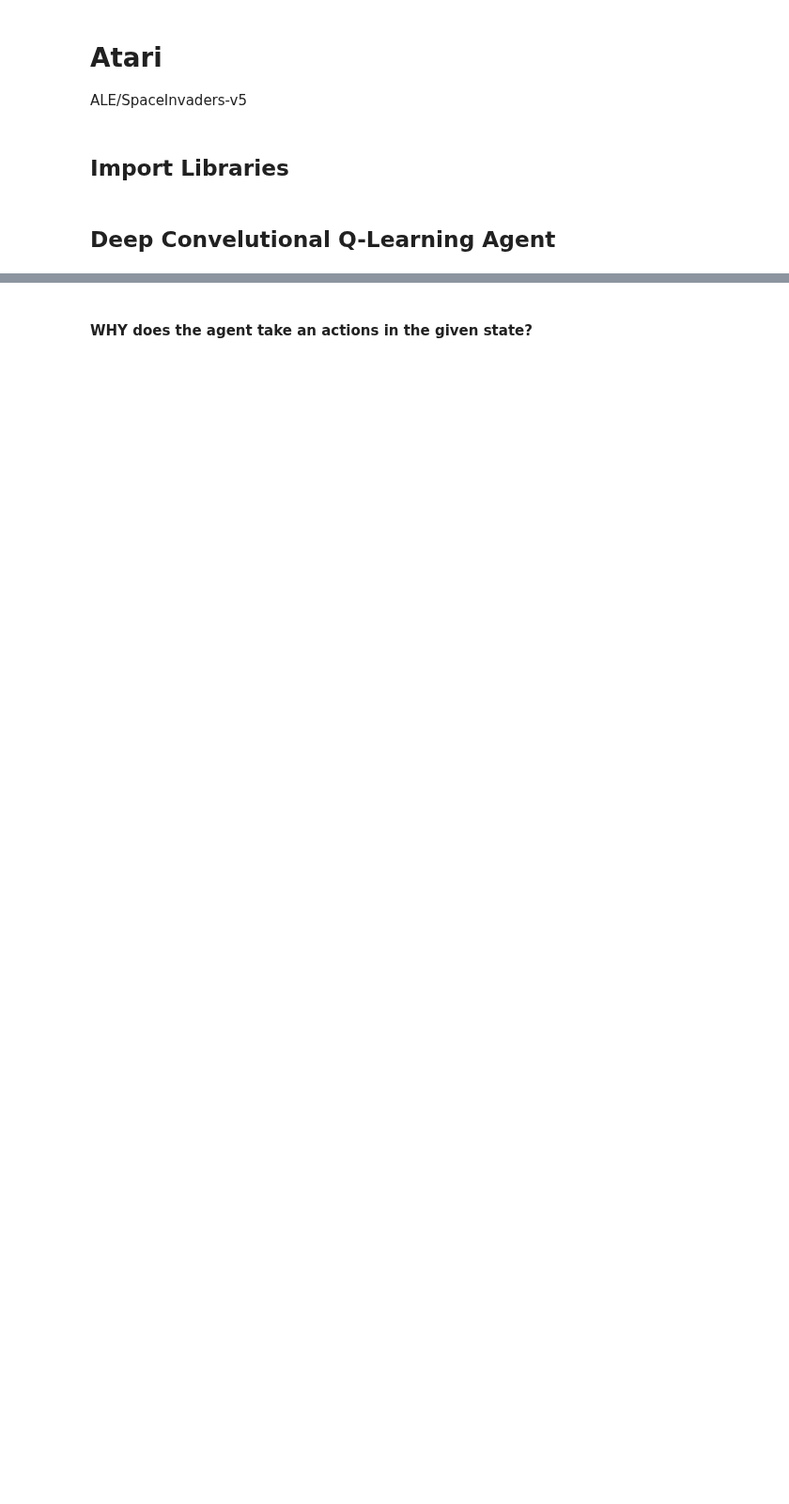
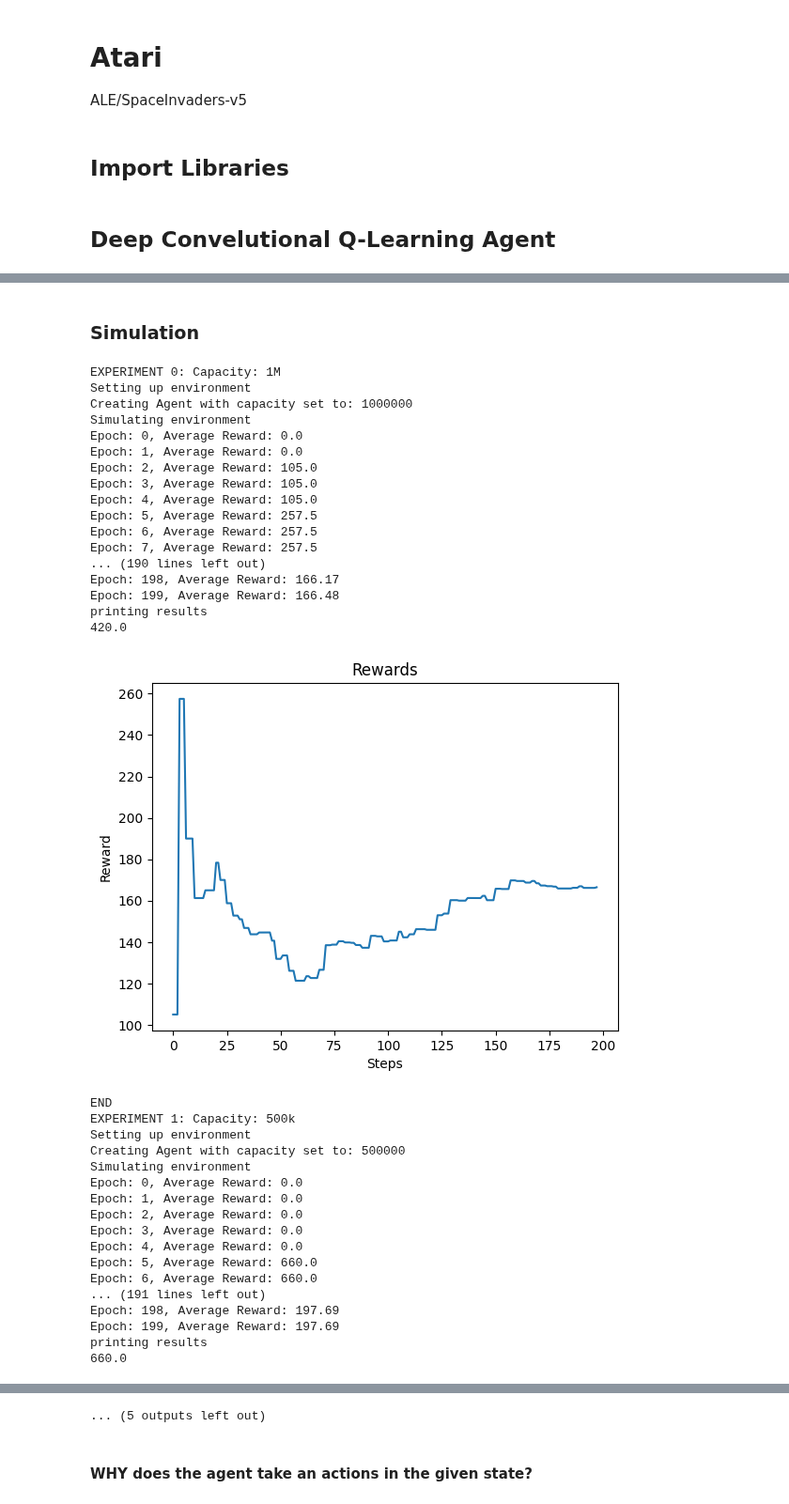
Before and after one commit to rob-sullivan/tu060, a Jupyter notebook: sim-notebooks/robert_s_sullivan_msc_dissertation_atari_space_invaders_shap_line.ipynb, the cells around one changed output, grey strips where cells are left out. Shown at 94% size. Drawn from its saved outputs; the diff is of its cells as text; code cells hidden in the pictures; blank space fills up the shorter version.

```diff
--- a/sim-notebooks/robert_s_sullivan_msc_dissertation_atari_space_invaders_shap_line.ipynb
+++ b/sim-notebooks/robert_s_sullivan_msc_dissertation_atari_space_invaders_shap_line.ipynb
@@ -299,14 +299,20 @@ labels = ['1M', '500k', '100k', '50k', '10k', '5k', '1k', '500']
 
 #create table for evaluating capacity against reward
 df_rewards = pd.DataFrame(columns=['capacity', 'episodes', 'reward'])
+# %% [markdown]
+### Simulation
 # %%
 for i, cap in enumerate(capacity):
+    print("EXPERIMENT " + str(i) + ": Capacity: " + str(labels[i]))
     #### Setup Preprocessed Environment
-    env = gym.make('ALE/SpaceInvaders-v5')
+    print("Setting up environment")
+    #env = gym.make('ALE/SpaceInvaders-v5')
     #We first preprocess the image by applying a greyscale and reducing the size to 80px.
     env = ImagePreprocessor(gym.make('ALE/SpaceInvaders-v5'), width=80, height=80, grayscale=True) #width=210, height=160 # , render_mode='human'
     observation, info = env.reset(seed=42)
+
     ##### Create DCQL Agent
+    print("Creating Agent with capacity set to: " + str(cap))
     a = env.action_space.n # actions
     g = 0.9 #gamma
     c = cap #1000000 #10000 #memory capacity
@@ -330,6 +336,7 @@ for i, cap in enumerate(capacity):
     ma = MA(100)#get the average of the last 100 rewards
 
     #### Simulate the environment
+    print("Simulating environment")
     episodes = 200 #200
 
     # Initialize an empty list to store the sampled inputs for SHAP Explainer
@@ -375,30 +382,68 @@ for i, cap in enumerate(capacity):
 
         episode_sampled = False # Reset the flag for the next iteration
 
         rewards_steps = n_steps.rewards_steps()
         ma.add(rewards_steps)
         avg_reward = ma.average()
         print("Epoch: %s, Average Reward: %s" % (str(episode), str(round(avg_reward,2))))
     env.close()
 
     #### Save Trained Model
     #torch.save(cnn, './../models/space_invaders.pth')
     #### Load Trained Model
     #cnn = torch.load('./../models/space_invaders.pth')
     #cnn.eval()
 
     #### HOW did the agent performed?
+    print("printing results")
     ##### Agent's final score
     print(ma.max_reward) #595.0 # Current sum of all values in the reward window
     ##### Rewards at given time/step
     # Iterate over the rows of average_rewards and append them to df_rewards
     for episode, reward in enumerate(ma.average_rewards):
         new_row = [labels[i], episode, reward]
         df_rewards.loc[len(df_rewards)] = new_row
 
     # Save and plot reward
     plt.title("Rewards")
     plt.xlabel("Steps")
     plt.ylabel("Reward")
     plt.plot(ma.average_rewards)
     plt.show()
+    print("END")
+# %% [output]
+EXPERIMENT 0: Capacity: 1M
+Setting up environment
+Creating Agent with capacity set to: 1000000
+Simulating environment
+Epoch: 0, Average Reward: 0.0
+Epoch: 1, Average Reward: 0.0
+Epoch: 2, Average Reward: 105.0
+Epoch: 3, Average Reward: 105.0
+Epoch: 4, Average Reward: 105.0
+Epoch: 5, Average Reward: 257.5
+Epoch: 6, Average Reward: 257.5
+Epoch: 7, Average Reward: 257.5
+... (190 lines left out)
+Epoch: 198, Average Reward: 166.17
+Epoch: 199, Average Reward: 166.48
+printing results
+420.0
+[figure, added]
+END
+EXPERIMENT 1: Capacity: 500k
+Setting up environment
+Creating Agent with capacity set to: 500000
+Simulating environment
+Epoch: 0, Average Reward: 0.0
+Epoch: 1, Average Reward: 0.0
+Epoch: 2, Average Reward: 0.0
+Epoch: 3, Average Reward: 0.0
+Epoch: 4, Average Reward: 0.0
+Epoch: 5, Average Reward: 660.0
+Epoch: 6, Average Reward: 660.0
+... (191 lines left out)
+Epoch: 198, Average Reward: 197.69
+Epoch: 199, Average Reward: 197.69
+printing results
+660.0
@@ -405,3 +523,4 @@ for i, cap in enumerate(capacity):
+... (5 outputs left out)
 # %% [markdown]
 #### WHY does the agent take an actions in the given state?
 # %%
```
Also changed, not shown: parts of 16 cells of this notebook.
